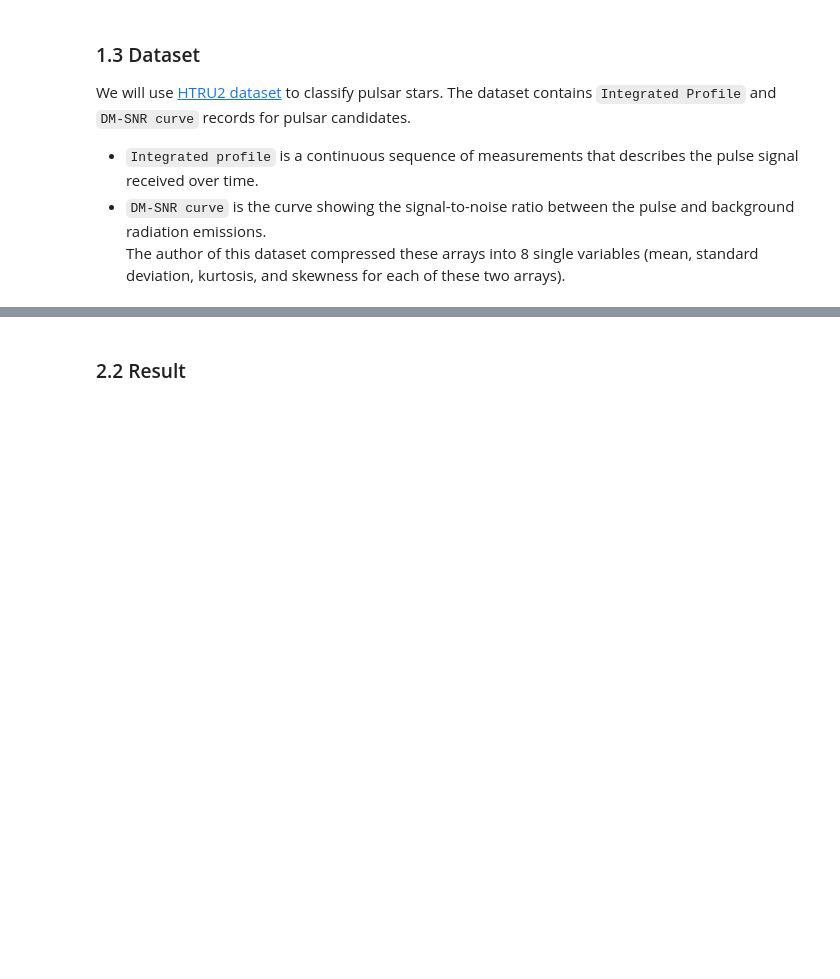
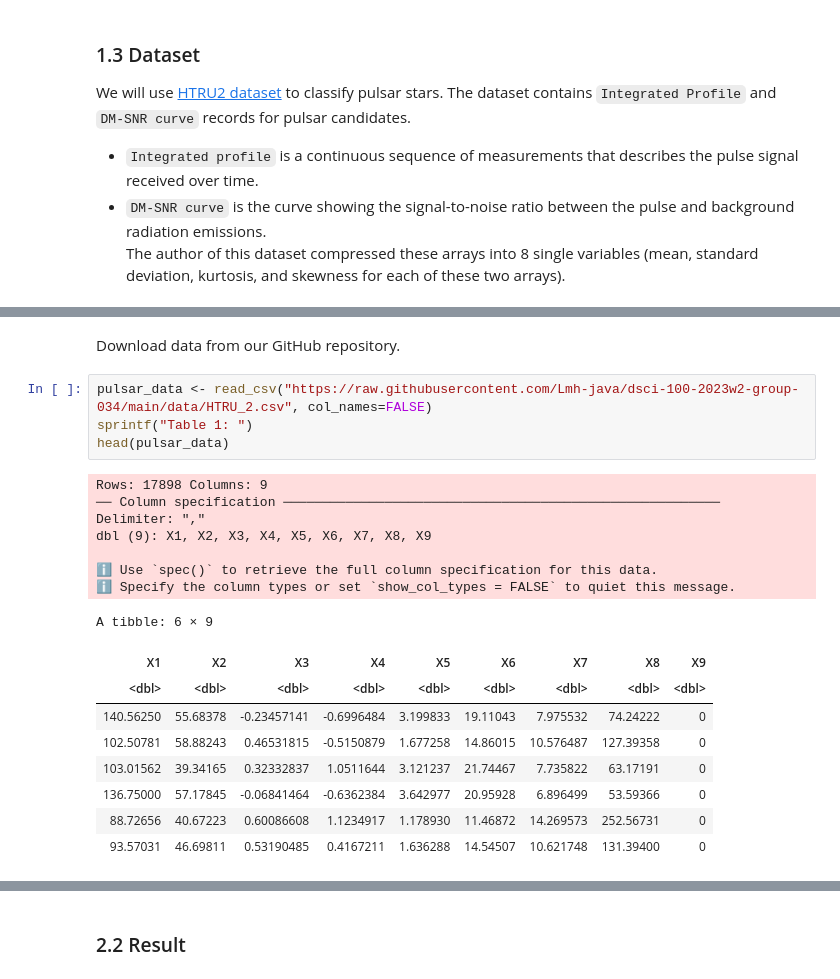
Before and after one commit to Lmh-java/dsci-100-2023w2-group-034, a Jupyter notebook: group_report.ipynb, the cells around one changed output, grey strips where cells are left out. Saved outputs shown, nothing was run; the diff lists cells and outputs as text; blank space fills up the shorter version.

```diff
--- a/group_report.ipynb
+++ b/group_report.ipynb
@@ -28,0 +59,23 @@ The author of this dataset compressed these arrays into 8 single variables (mean
+# %% [markdown]
+Download data from our GitHub repository.
+# %%
+pulsar_data <- read_csv("https://raw.githubusercontent.com/Lmh-java/dsci-100-2023w2-group-034/main/data/HTRU_2.csv", col_names=FALSE)
+sprintf("Table 1: ")
+head(pulsar_data)
+# %% [output]
+Rows: 17898 Columns: 9
+── Column specification ────────────────────────────────────────────────────────
+Delimiter: ","
+dbl (9): X1, X2, X3, X4, X5, X6, X7, X8, X9
+
+ℹ Use `spec()` to retrieve the full column specification for this data.
+ℹ Specify the column types or set `show_col_types = FALSE` to quiet this message.
+A tibble: 6 × 9
+| X1 | X2 | X3 | X4 | X5 | X6 | X7 | X8 | X9 |
+| <dbl> | <dbl> | <dbl> | <dbl> | <dbl> | <dbl> | <dbl> | <dbl> | <dbl> |
+| 140.56250 | 55.68378 | -0.23457141 | -0.6996484 | 3.199833 | 19.11043 | 7.975532 | 74.24222 | 0 |
+| 102.50781 | 58.88243 | 0.46531815 | -0.5150879 | 1.677258 | 14.86015 | 10.576487 | 127.39358 | 0 |
+| 103.01562 | 39.34165 | 0.32332837 | 1.0511644 | 3.121237 | 21.74467 | 7.735822 | 63.17191 | 0 |
+| 136.75000 | 57.17845 | -0.06841464 | -0.6362384 | 3.642977 | 20.95928 | 6.896499 | 53.59366 | 0 |
+| 88.72656 | 40.67223 | 0.60086608 | 1.1234917 | 1.178930 | 11.46872 | 14.269573 | 252.56731 | 0 |
+| 93.57031 | 46.69811 | 0.53190485 | 0.4167211 | 1.636288 | 14.54507 | 10.621748 | 131.39400 | 0 |
```
Also changed, not shown: parts of 31 cells of this notebook.
